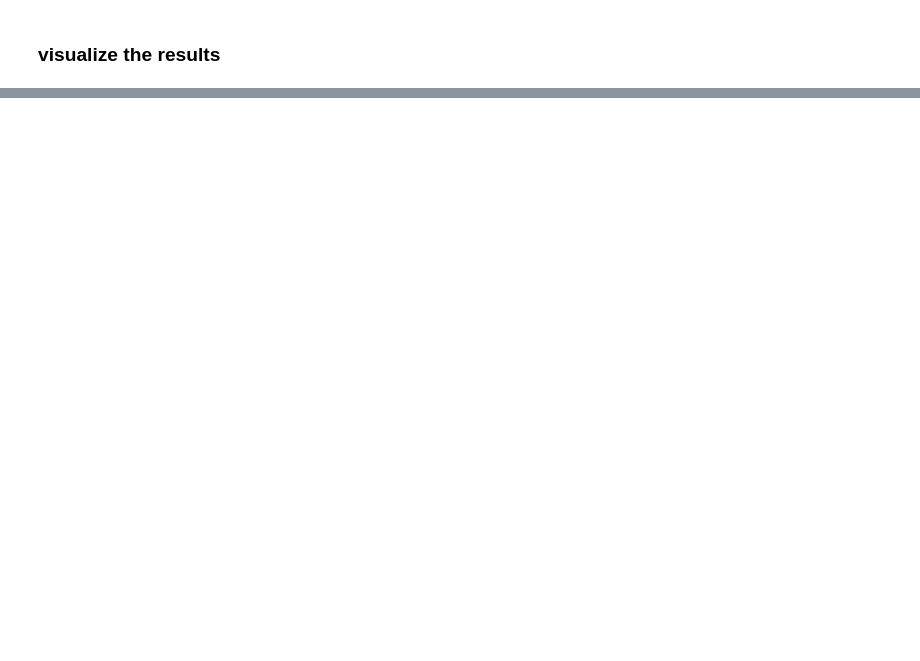
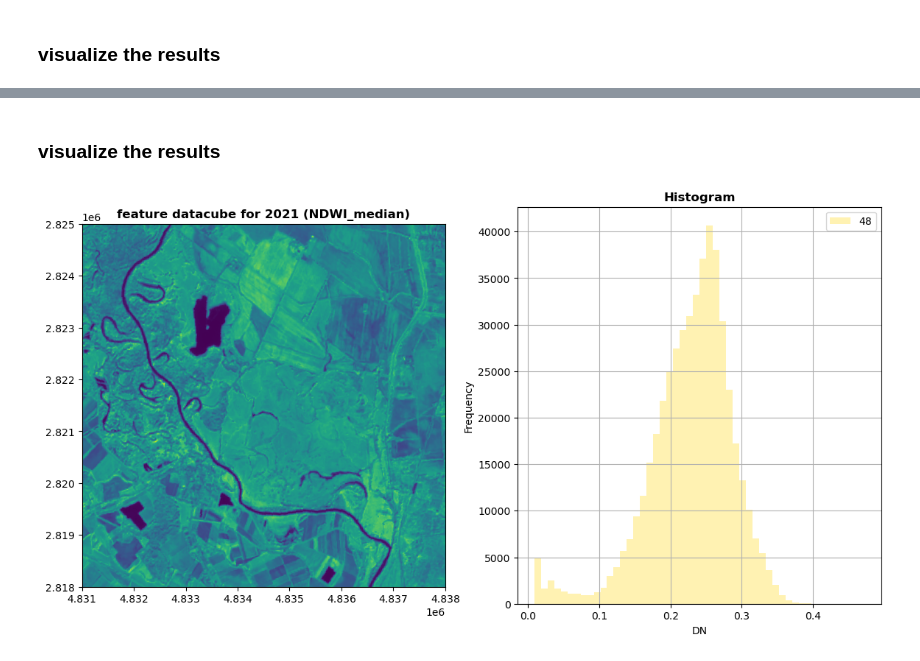
Before and after one commit to ESA-WEED-project/eo_processing, a Jupyter notebook: notebooks/example_time-series_VIs_features.ipynb, the cells around one changed output, grey strips where cells are left out. Drawn from its saved outputs; the diff is of its cells as text; code cells hidden in the pictures; blank space fills up the shorter version.

```diff
--- a/notebooks/example_time-series_VIs_features.ipynb
+++ b/notebooks/example_time-series_VIs_features.ipynb
@@ -145,0 +252,3 @@ Data variables: (12/14)
+# %%
+# we call again the standard processing options for feature generation
+processing_options = get_standard_processing_options(provider=backend, task='feature_generation')
@@ -145,0 +257,29 @@ Data variables: (12/14)
+# %%
+# define the openEO pipeline to use
+data_cube = generate_master_feature_cube(connection,
+                                   AOI,
+                                   start,
+                                   end,
+                                   **collection_options,
+                                   **processing_options)
+
+# run the job on openEO as batch job
+try:
+    job = data_cube.execute_batch(title=f'full feature datacube extraction AOI - run {str(test_num)}',
+                                  description='generation of full feature data cube of EO data',
+                                  out_format='GTiff',
+                                  job_options=job_options)
+
+    # Get the results and save to output file
+    results = job.get_results()
+
+    outputfile_feature = os.path.join(out_root, f'feature_cube_openeo_preprocessed_v{str(test_num)}.tif')
+    results.download_file(outputfile_feature)
+    # get metadata and job info
+    with open(outputfile_feature.replace('.tif','.json'), "w") as outfile:
+        json.dump(results.get_metadata(),outfile)
+    with open(outputfile_feature.replace('.tif','-job.json'), "w") as outfile:
+        json.dump(job.describe_job(),outfile)
+
+except Exception as e:
+    print(e)
@@ -145,0 +312,10 @@ Data variables: (12/14)
+# %% [markdown]
+### visualize the results
+# %%
+with rasterio.open(outputfile_feature) as src:
+    fig, (axrgb, axhist) = pyplot.subplots(1, 2, figsize=(14,7))
+    show((src,48), with_bounds=True, ax=axrgb, title='feature datacube for 2021 (NDWI_median)')
+    show_hist((src,48), bins=50, lw=0.0, stacked=False, alpha=0.3, histtype='stepfilled', title="Histogram", ax=axhist)
+    pyplot.show()
+# %% [output]
+[figure, added]
```
Also changed, not shown: parts of 21 cells of this notebook, 1 other file.
